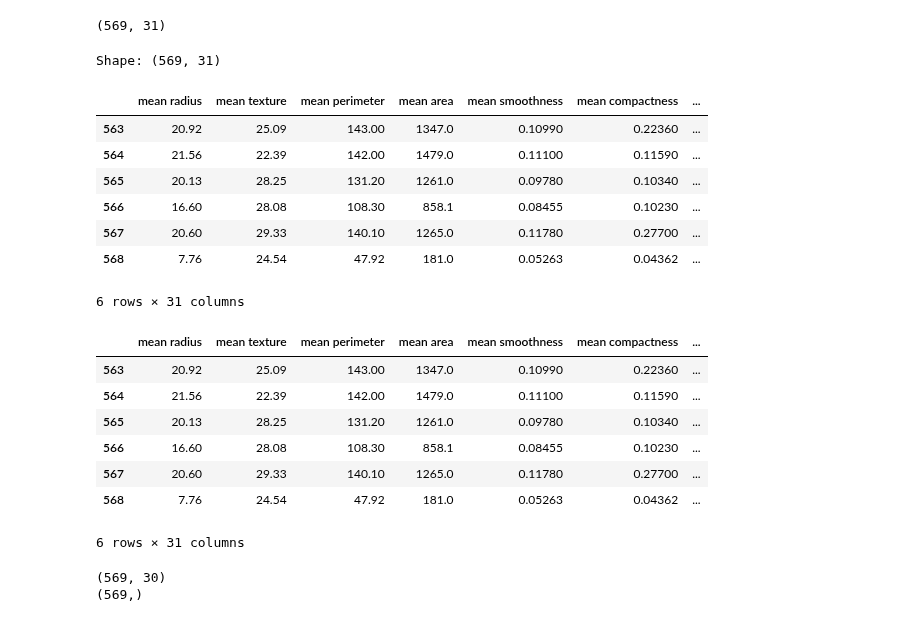
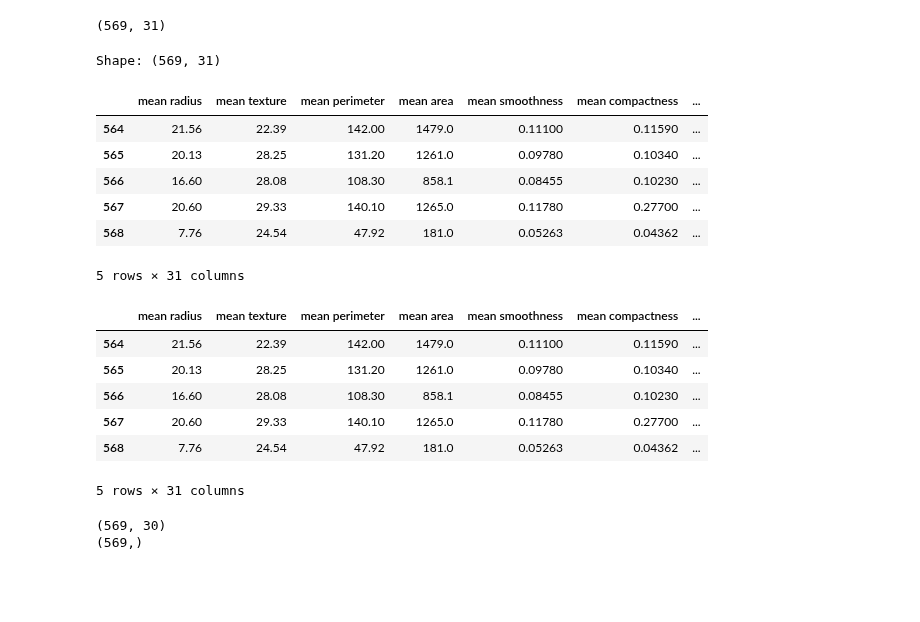
Before and after one commit to A-Hudson-0117/MachineLearning-Intro, a Jupyter notebook: naïve bayesian (hw 3)/naïve bayesian.ipynb, the cells around one changed output. Cells and saved outputs as stored; diff of their text form; code cells hidden in the pictures; blank space fills up the shorter version.

```diff
--- a/naïve bayesian (hw 3)/naïve bayesian.ipynb
+++ b/naïve bayesian (hw 3)/naïve bayesian.ipynb
@@ -42,34 +42,32 @@ cancer_data.shape
 # %%
 cancer_df = pd.DataFrame(cancer_data)
 cancer_df.columns = np.append(dataset.feature_names, 'target')
 print(f'Shape: {cancer_df.shape}')
-cancer_df.tail(6) # print 25 to see two labels
+cancer_df.tail()
 # %% [output]
 Shape: (569, 31)
 |  | mean radius | mean texture | mean perimeter | mean area | mean smoothness | mean compactness | ... |
-| 563 | 20.92 | 25.09 | 143.00 | 1347.0 | 0.10990 | 0.22360 | ... |
 | 564 | 21.56 | 22.39 | 142.00 | 1479.0 | 0.11100 | 0.11590 | ... |
 | 565 | 20.13 | 28.25 | 131.20 | 1261.0 | 0.09780 | 0.10340 | ... |
 | 566 | 16.60 | 28.08 | 108.30 | 858.1 | 0.08455 | 0.10230 | ... |
 | 567 | 20.60 | 29.33 | 140.10 | 1265.0 | 0.11780 | 0.27700 | ... |
 | 568 | 7.76 | 24.54 | 47.92 | 181.0 | 0.05263 | 0.04362 | ... |
-6 rows × 31 columns
+5 rows × 31 columns
 # %%
 def remap_labels(data_series):
     data_series.replace(0, 'Benign',inplace=True)
     data_series.replace(1, 'Malignant',inplace=True)
 # %%
 remap_labels(cancer_df['target'])
-cancer_df.tail(6)
+cancer_df.tail()
 # %% [output]
 |  | mean radius | mean texture | mean perimeter | mean area | mean smoothness | mean compactness | ... |
-| 563 | 20.92 | 25.09 | 143.00 | 1347.0 | 0.10990 | 0.22360 | ... |
 | 564 | 21.56 | 22.39 | 142.00 | 1479.0 | 0.11100 | 0.11590 | ... |
 | 565 | 20.13 | 28.25 | 131.20 | 1261.0 | 0.09780 | 0.10340 | ... |
 | 566 | 16.60 | 28.08 | 108.30 | 858.1 | 0.08455 | 0.10230 | ... |
 | 567 | 20.60 | 29.33 | 140.10 | 1265.0 | 0.11780 | 0.27700 | ... |
 | 568 | 7.76 | 24.54 | 47.92 | 181.0 | 0.05263 | 0.04362 | ... |
-6 rows × 31 columns
+5 rows × 31 columns
 # %%
 x_true = (cancer_df.copy())
 y_true = x_true.pop('target')
```
Also changed, not shown: parts of 5 cells of this notebook.
